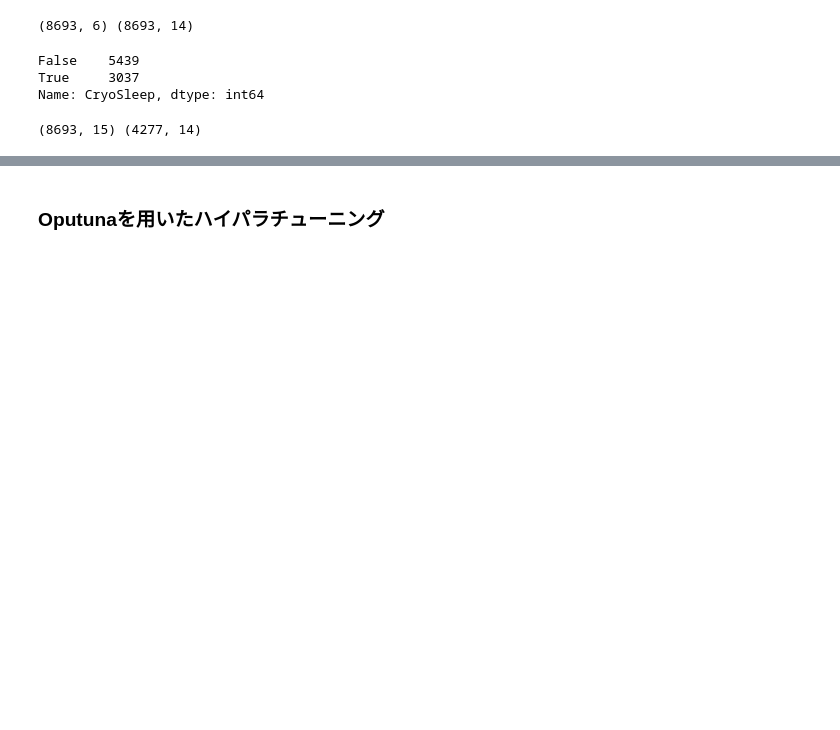
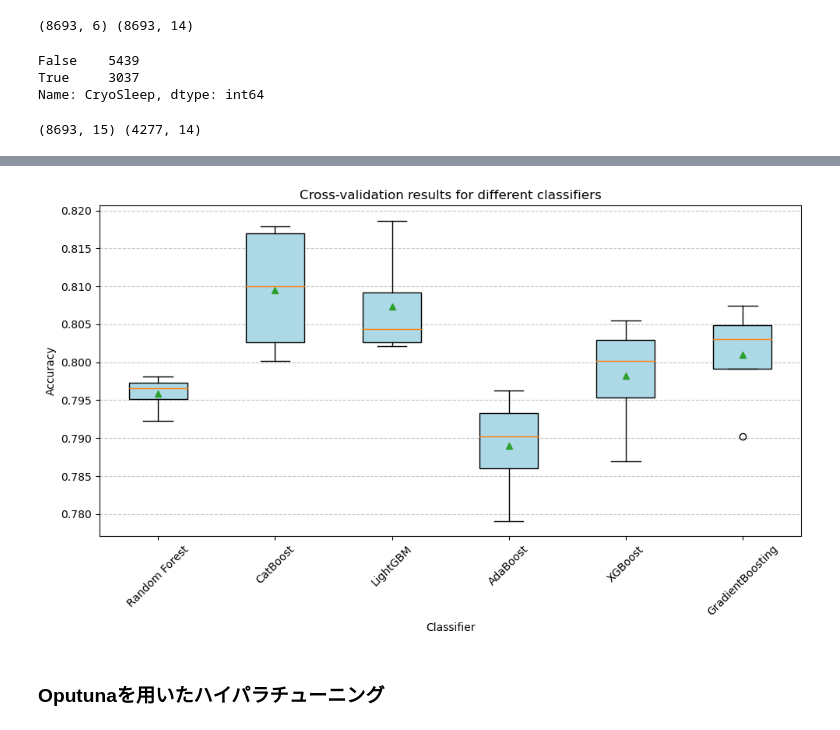
Before and after one commit to christian6022/Spaceship_Titanic, a Jupyter notebook: src/train_test.ipynb, the cells around one changed output, grey strips where cells are left out. Drawn from its saved outputs; the diff is of its cells as text; code cells hidden in the pictures; blank space fills up the shorter version.

```diff
--- a/src/train_test.ipynb
+++ b/src/train_test.ipynb
@@ -167,0 +511,5 @@ print(train_df_encoded.shape, test_df_encoded.shape)
+# %%
+#Dropping the columns that dont have significance in data modelling
+d_cols = ['Group', 'Person', 'First_Name', 'Last_Name']
+
+train_df.drop(d_cols, axis=1, inplace=True)
@@ -233,3 +667,16 @@ LGBMClassifier(n_estimators=10000, objective='binary', random_state=42)
+# %%
+# 各モデルの精度（箱ひげ図）
+plt.figure(figsize=(10, 6))
+plt.boxplot(results, labels=names, showmeans=True, patch_artist=True, boxprops=dict(facecolor='lightblue'))
+plt.xticks(rotation=45)
+plt.xlabel('Classifier')
+plt.ylabel('Accuracy')
+plt.title('Cross-validation results for different classifiers')
+plt.grid(axis='y', linestyle='--', alpha=0.7)
+plt.tight_layout()
+plt.show()
+# %% [output]
+[figure, added]
 # %% [markdown]
 ### Oputunaを用いたハイパラチューニング
 # %%
```
Also changed, not shown: parts of 57 cells of this notebook, 6 other files.
